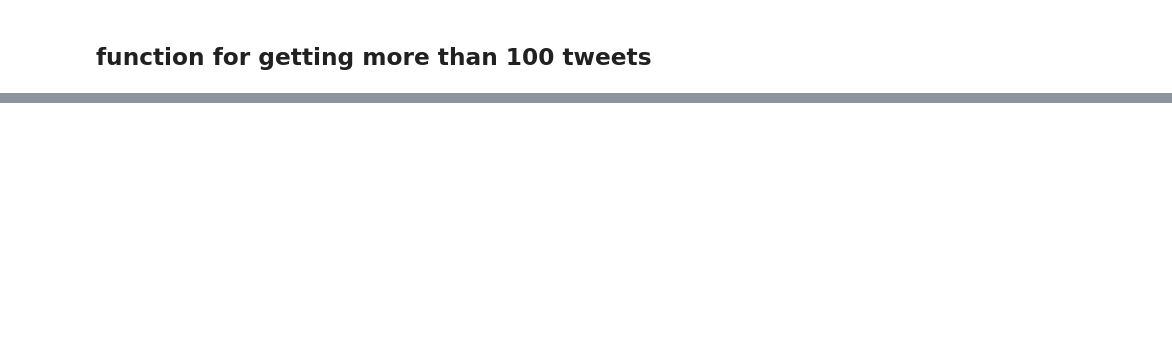
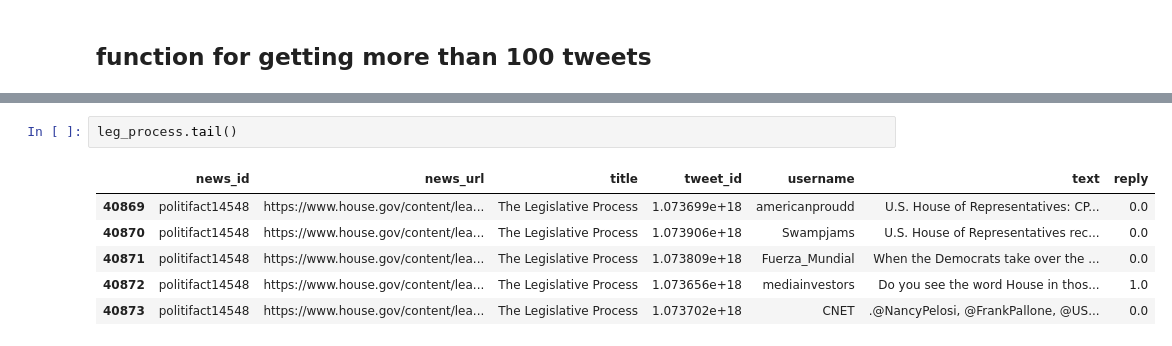
Before and after one commit to austinwilson1224/python, a Jupyter notebook: 199/eda.ipynb, the cells around one changed output, grey strips where cells are left out. Drawn from its saved outputs; the diff is of its cells as text; blank space fills up the shorter version.

```diff
--- a/199/eda.ipynb
+++ b/199/eda.ipynb
@@ -245,0 +374,9 @@ test_df.shape
+# %%
+leg_process.tail()
+# %% [output]
+|  | news_id | news_url | title | tweet_id | username | text | reply |
+| 40869 | politifact14548 | https://www.house.gov/content/lea... | The Legislative Process | 1.073699e+18 | americanproudd | U.S. House of Representatives: CP... | 0.0 |
+| 40870 | politifact14548 | https://www.house.gov/content/lea... | The Legislative Process | 1.073906e+18 | Swampjams | U.S. House of Representatives rec... | 0.0 |
+| 40871 | politifact14548 | https://www.house.gov/content/lea... | The Legislative Process | 1.073809e+18 | Fuerza_Mundial | When the Democrats take over the ... | 0.0 |
+| 40872 | politifact14548 | https://www.house.gov/content/lea... | The Legislative Process | 1.073656e+18 | mediainvestors | Do you see the word House in thos... | 1.0 |
+| 40873 | politifact14548 | https://www.house.gov/content/lea... | The Legislative Process | 1.073702e+18 | CNET | .@NancyPelosi, @FrankPallone, @US... | 0.0 |
```
Also changed, not shown: parts of 80 cells of this notebook, 3 other files.
